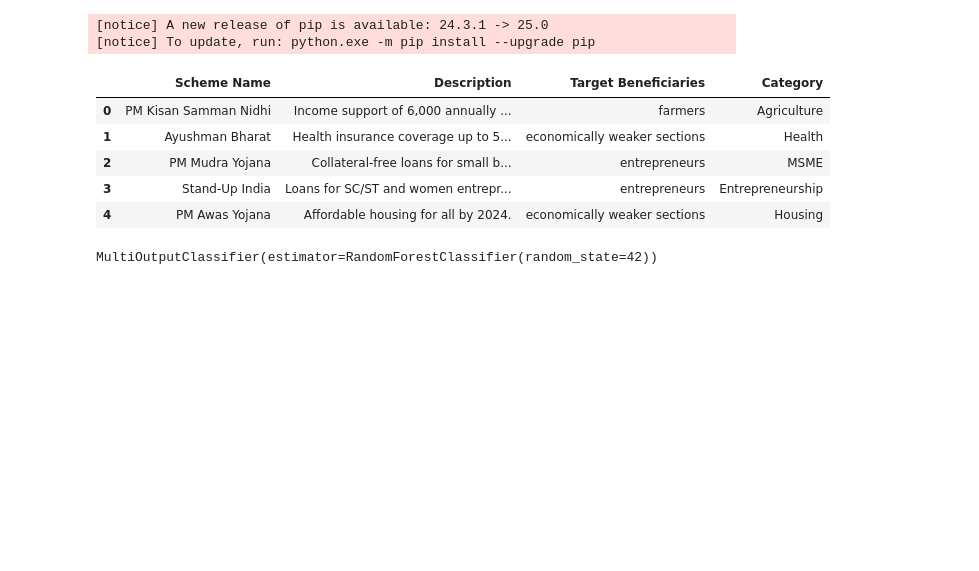
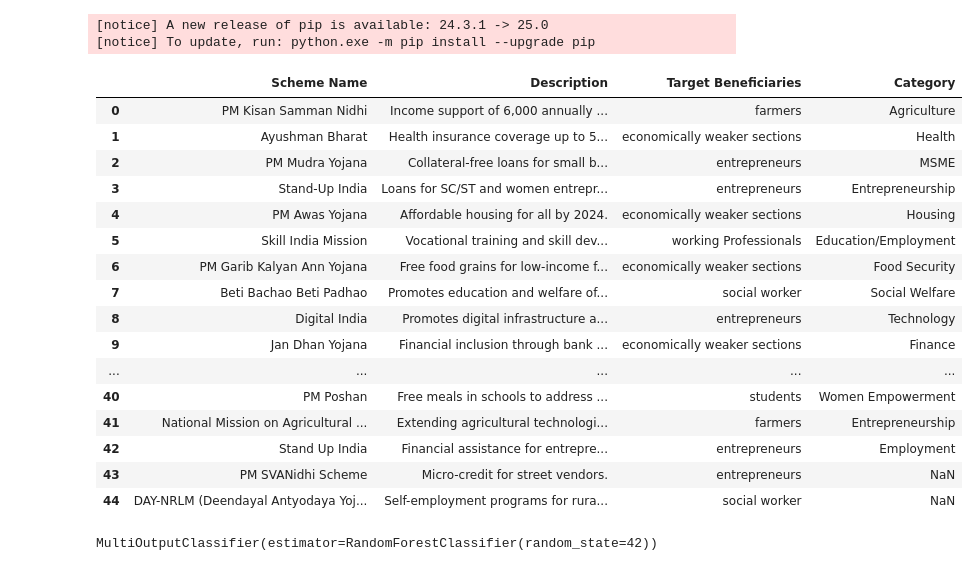
Before and after one commit to Sumit-1325/NIRMAN, a Jupyter notebook: pred.ipynb, the cells around one changed output. Cells and saved outputs as stored; diff of their text form; code cells hidden in the pictures; blank space fills up the shorter version.

```diff
--- a/pred.ipynb
+++ b/pred.ipynb
@@ -26,14 +26,25 @@ import pandas as pd
 import numpy as np
 # %%
 df = pd.read_csv("dataset.csv")
-df.head()
+df.head(50)
 # %% [output]
 |  | Scheme Name | Description | Target Beneficiaries | Category |
 | 0 | PM Kisan Samman Nidhi | Income support of 6,000 annually ... | farmers | Agriculture |
 | 1 | Ayushman Bharat | Health insurance coverage up to 5... | economically weaker sections | Health |
 | 2 | PM Mudra Yojana | Collateral-free loans for small b... | entrepreneurs | MSME |
 | 3 | Stand-Up India | Loans for SC/ST and women entrepr... | entrepreneurs | Entrepreneurship |
 | 4 | PM Awas Yojana | Affordable housing for all by 2024. | economically weaker sections | Housing |
+| 5 | Skill India Mission | Vocational training and skill dev... | working Professionals | Education/Employment |
+| 6 | PM Garib Kalyan Ann Yojana | Free food grains for low-income f... | economically weaker sections | Food Security |
+| 7 | Beti Bachao Beti Padhao | Promotes education and welfare of... | social worker | Social Welfare |
+| 8 | Digital India | Promotes digital infrastructure a... | entrepreneurs | Technology |
+| 9 | Jan Dhan Yojana | Financial inclusion through bank ... | economically weaker sections | Finance |
+| ... | ... | ... | ... | ... |
+| 40 | PM Poshan | Free meals in schools to address ... | students | Women Empowerment |
+| 41 | National Mission on Agricultural ... | Extending agricultural technologi... | farmers | Entrepreneurship |
+| 42 | Stand Up India | Financial assistance for entrepre... | entrepreneurs | Employment |
+| 43 | PM SVANidhi Scheme | Micro-credit for street vendors. | entrepreneurs | NaN |
+| 44 | DAY-NRLM (Deendayal Antyodaya Yoj... | Self-employment programs for rura... | social worker | NaN |
 # %%
 label_encoder_category = LabelEncoder()
 label_encoder_target = LabelEncoder()
```
Also changed, not shown: parts of 1 cell of this notebook, 2 other files.
